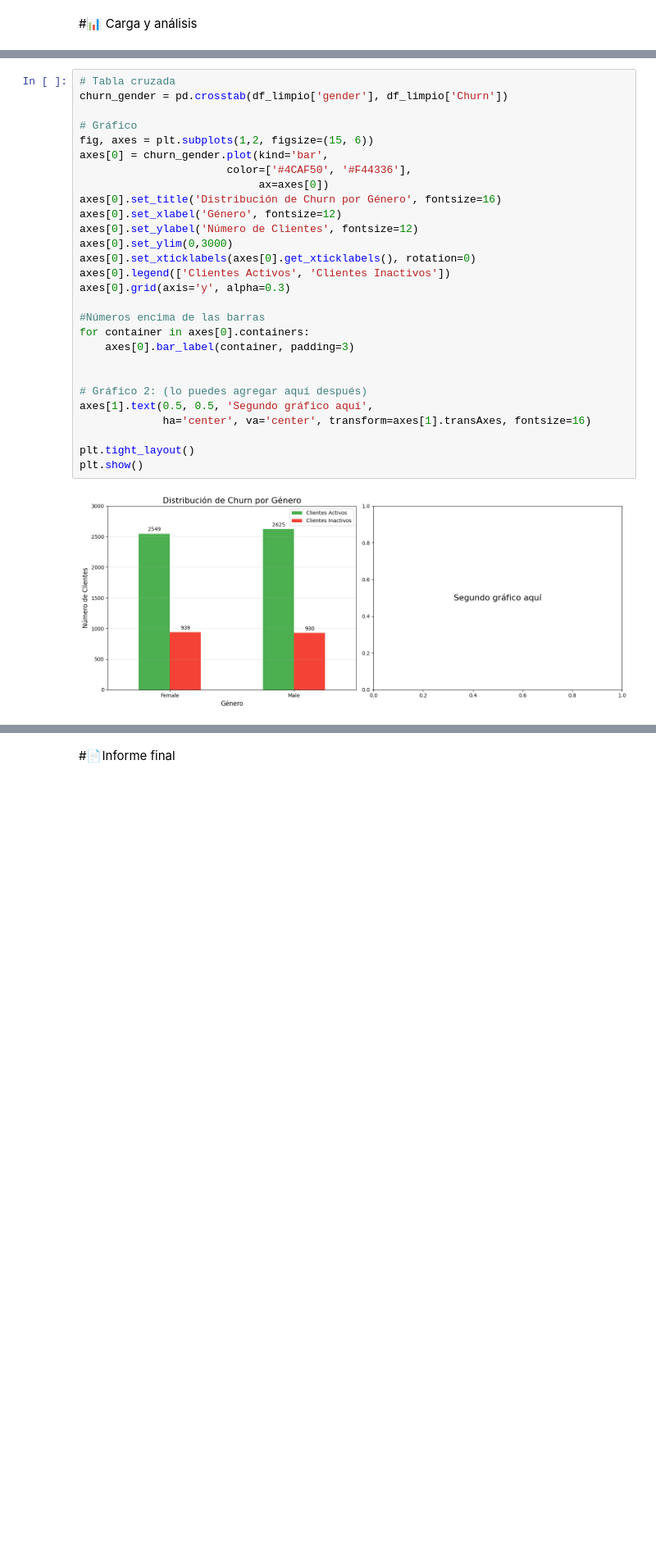
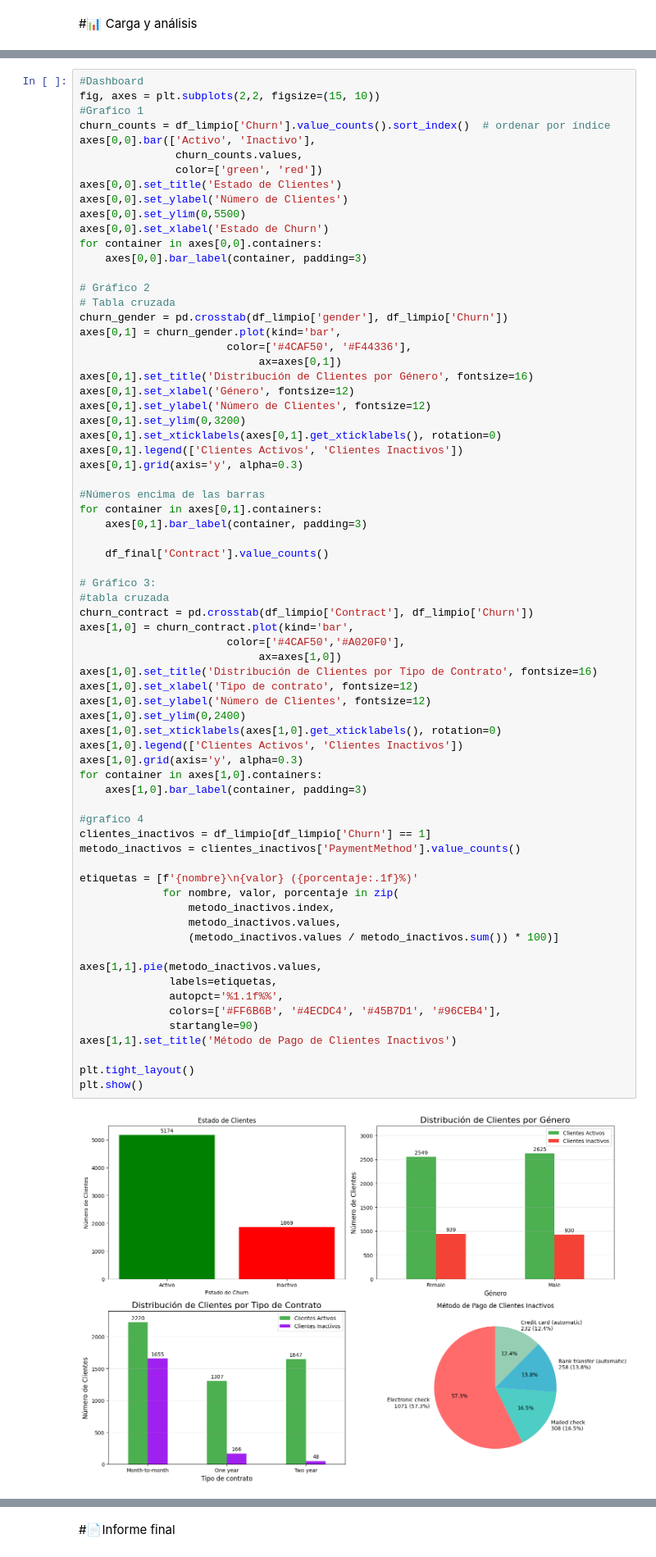
Before and after one commit to AlekJulM/TelecomX_Data-science-LATAM, a Jupyter notebook: TelecomX_LATAM.ipynb, the cells around one changed output, grey strips where cells are left out. Shown at 82% size. Cells and saved outputs as stored; diff of their text form; blank space fills up the shorter version.

```diff
--- a/TelecomX_LATAM.ipynb
+++ b/TelecomX_LATAM.ipynb
@@ -129,32 +129,74 @@ plt.show()
 # %% [output]
 [figure]
 # %%
+#Dashboard
+fig, axes = plt.subplots(2,2, figsize=(15, 10))
+#Grafico 1
+churn_counts = df_limpio['Churn'].value_counts().sort_index()  # ordenar por índice
+axes[0,0].bar(['Activo', 'Inactivo'],
+               churn_counts.values,
+               color=['green', 'red'])
+axes[0,0].set_title('Estado de Clientes')
+axes[0,0].set_ylabel('Número de Clientes')
+axes[0,0].set_ylim(0,5500)
+axes[0,0].set_xlabel('Estado de Churn')
+for container in axes[0,0].containers:
+    axes[0,0].bar_label(container, padding=3)
+
+# Gráfico 2
 # Tabla cruzada
 churn_gender = pd.crosstab(df_limpio['gender'], df_limpio['Churn'])
-
-# Gráfico
-fig, axes = plt.subplots(1,2, figsize=(15, 6))
-axes[0] = churn_gender.plot(kind='bar',
+axes[0,1] = churn_gender.plot(kind='bar',
                        color=['#4CAF50', '#F44336'],
-                            ax=axes[0])
-axes[0].set_title('Distribución de Churn por Género', fontsize=16)
-axes[0].set_xlabel('Género', fontsize=12)
-axes[0].set_ylabel('Número de Clientes', fontsize=12)
-axes[0].set_ylim(0,3000)
-axes[0].set_xticklabels(axes[0].get_xticklabels(), rotation=0)
-axes[0].legend(['Clientes Activos', 'Clientes Inactivos'])
-axes[0].grid(axis='y', alpha=0.3)
+                            ax=axes[0,1])
+axes[0,1].set_title('Distribución de Clientes por Género', fontsize=16)
+axes[0,1].set_xlabel('Género', fontsize=12)
+axes[0,1].set_ylabel('Número de Clientes', fontsize=12)
+axes[0,1].set_ylim(0,3200)
+axes[0,1].set_xticklabels(axes[0,1].get_xticklabels(), rotation=0)
+axes[0,1].legend(['Clientes Activos', 'Clientes Inactivos'])
+axes[0,1].grid(axis='y', alpha=0.3)
 
 #Números encima de las barras
-for container in axes[0].containers:
-    axes[0].bar_label(container, padding=3)
+for container in axes[0,1].containers:
+    axes[0,1].bar_label(container, padding=3)
 
+    df_final['Contract'].value_counts()
 
-# Gráfico 2: (lo puedes agregar aquí después)
-axes[1].text(0.5, 0.5, 'Segundo gráfico aquí',
-             ha='center', va='center', transform=axes[1].transAxes, fontsize=16)
+# Gráfico 3:
+#tabla cruzada
+churn_contract = pd.crosstab(df_limpio['Contract'], df_limpio['Churn'])
+axes[1,0] = churn_contract.plot(kind='bar',
+                       color=['#4CAF50','#A020F0'],
+                            ax=axes[1,0])
+axes[1,0].set_title('Distribución de Clientes por Tipo de Contrato', fontsize=16)
+axes[1,0].set_xlabel('Tipo de contrato', fontsize=12)
+axes[1,0].set_ylabel('Número de Clientes', fontsize=12)
+axes[1,0].set_ylim(0,2400)
+axes[1,0].set_xticklabels(axes[1,0].get_xticklabels(), rotation=0)
+axes[1,0].legend(['Clientes Activos', 'Clientes Inactivos'])
+axes[1,0].grid(axis='y', alpha=0.3)
+for container in axes[1,0].containers:
+    axes[1,0].bar_label(container, padding=3)
+
+#grafico 4
+clientes_inactivos = df_limpio[df_limpio['Churn'] == 1]
+metodo_inactivos = clientes_inactivos['PaymentMethod'].value_counts()
+
+etiquetas = [f'{nombre}\n{valor} ({porcentaje:.1f}%)'
+             for nombre, valor, porcentaje in zip(
+                 metodo_inactivos.index,
+                 metodo_inactivos.values,
+                 (metodo_inactivos.values / metodo_inactivos.sum()) * 100)]
+
+axes[1,1].pie(metodo_inactivos.values,
+              labels=etiquetas,
+              autopct='%1.1f%%',
+              colors=['#FF6B6B', '#4ECDC4', '#45B7D1', '#96CEB4'],
+              startangle=90)
+axes[1,1].set_title('Método de Pago de Clientes Inactivos')
 
 plt.tight_layout()
 plt.show()
 # %% [output]
-[figure, old version]
+[figure, new version]
```
Also changed, not shown: parts of 1 cell of this notebook.
